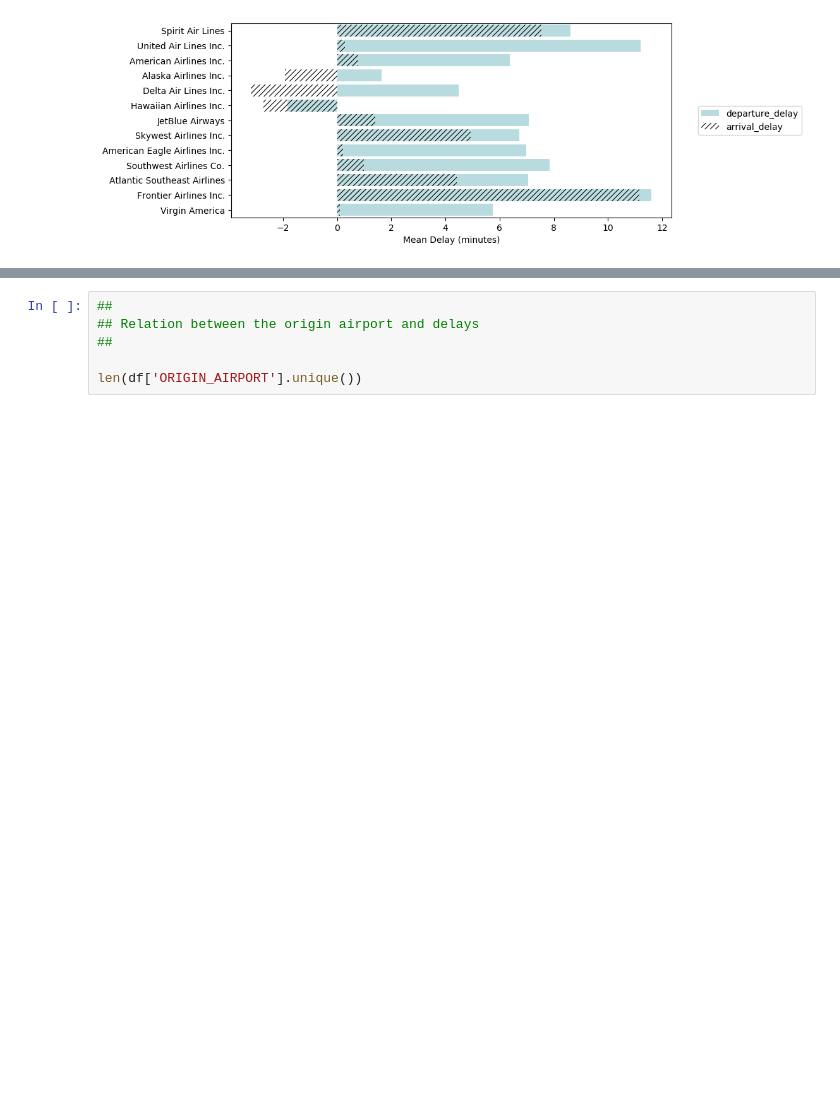
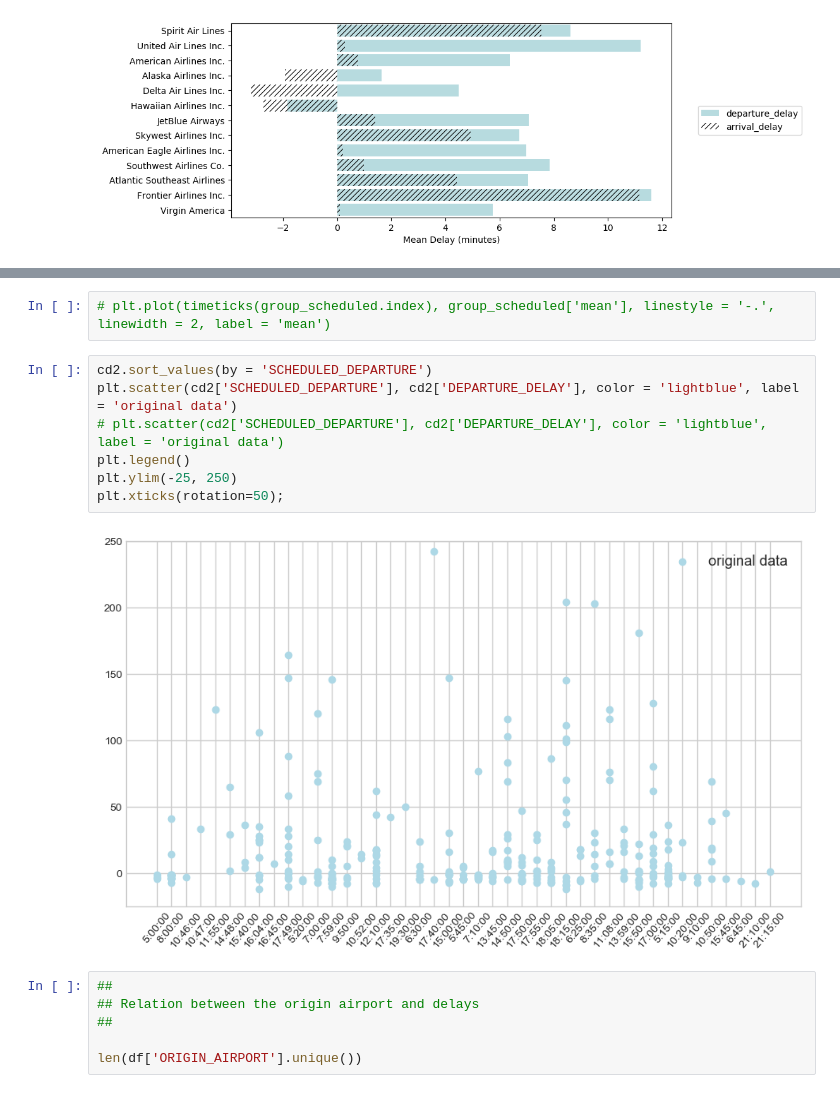
Before and after one commit to INFO6105-Data-Science/Predict-Flight-Delay, a Jupyter notebook: FlightDataAnalysis.ipynb, the cells around one changed output, grey strips where cells are left out. Cells and saved outputs as stored; diff of their text form; blank space fills up the shorter version.

```diff
--- a/FlightDataAnalysis.ipynb
+++ b/FlightDataAnalysis.ipynb
@@ -348,3 +436,14 @@ plt.show()
+# %%
+# plt.plot(timeticks(group_scheduled.index), group_scheduled['mean'], linestyle = '-.', linewidth = 2, label = 'mean')
+# %%
+cd2.sort_values(by = 'SCHEDULED_DEPARTURE')
+plt.scatter(cd2['SCHEDULED_DEPARTURE'], cd2['DEPARTURE_DELAY'], color = 'lightblue', label = 'original data')
+# plt.scatter(cd2['SCHEDULED_DEPARTURE'], cd2['DEPARTURE_DELAY'], color = 'lightblue', label = 'original data')
+plt.legend()
+plt.ylim(-25, 250)
+plt.xticks(rotation=50);
+# %% [output]
+[figure, added]
 # %%
 ##
 ## Relation between the origin airport and delays
```
Also changed, not shown: parts of 11 cells of this notebook.
